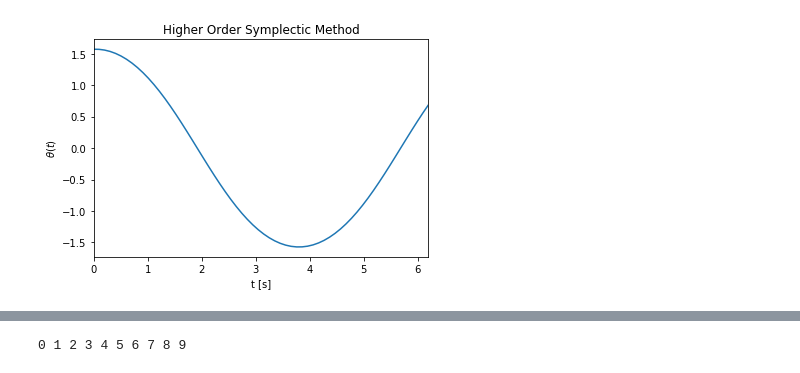
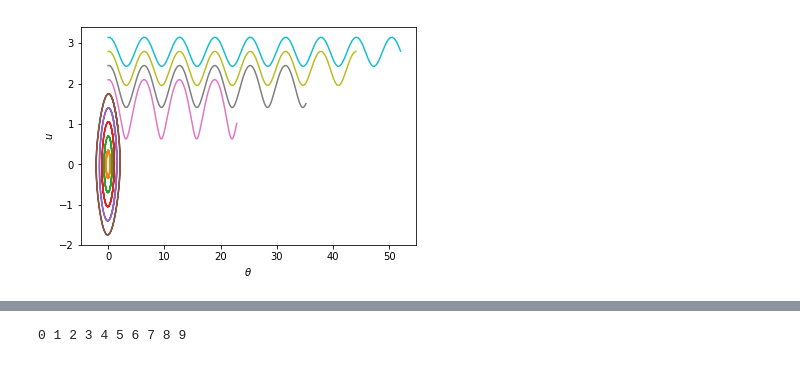
Before and after one commit to remysucre/SimplePendulum, a Jupyter notebook: Pendulum_SymplecticPartB.ipynb, the cells around one changed output, grey strips where cells are left out. Drawn from its saved outputs; the diff is of its cells as text; code cells hidden in the pictures.

Commit message:
phase plot

```diff
--- a/Pendulum_SymplecticPartB.ipynb
+++ b/Pendulum_SymplecticPartB.ipynb
@@ -5,10 +5,10 @@ import scipy as sp
 from scipy import special
 from scipy import integrate
 # %%
-time = 2.0*np.pi # total time in seconds
+time = 6.0*np.pi # total time in seconds
 dt=0.1 # Timestep
 nt = int(time / dt) # number of time steps
-t0=0; theta0=np.pi*0.5; #Initial time and value
+t0=0; theta0=np.pi*0.5; u0 = np.pi*0.25 #Initial time and value
 
 order = 2 # order of symplectic integrator
 
@@ -48,11 +49,12 @@ plt.show()
 # 3rd order: ci = [1 -2/3 2/3 0] di = [-1/24 3/4 7/24 0]
 # 4th order: let x = 2-2^(1/3) c1=c4=1/2x, c2=c3=[1-2^(1/3)]/2x, d1=d3=1/x d2=-2^(1/3)/x  d4=0
 
-def symplectic(t,k,dt,theta0,order):
+def symplectic(t,k,dt,theta0,u0,order):
 
     theta=np.zeros(nt)
     u=np.zeros(nt)
     theta[0]=theta0
+    u[0] = u0
 
     if (order == 1):
         c = np.array([1, 0, 0, 0])
@@ -83,17 +85,25 @@ def symplectic(t,k,dt,theta0,order):
 
     return [theta,u]
 
-thetaSym,uSym = symplectic(t,k,dt,theta0,order)
+thetaSym,uSym = symplectic(t,k,dt,theta0,u0,order)
 # %%
 #Plot the result of symplectic integrator
-plt.plot(t,thetaSym)
-plt.xlabel('t [s]')
-plt.ylabel(r'$\theta(t)$')
-plt.xlim(0,dt*nt)
-plt.title("Higher Order Symplectic Method")
+nth = 10
+
+theta0 = 0 #np.linspace(0,1,nth)*np.pi
+u0 = np.linspace(0,1,nth)*np.pi
+
+for i in range(nth):
+    thetas,us = symplectic(t,k,dt,theta0,u0[i],order)
+    plt.plot(thetas,us)
+
+
+plt.xlabel(r'$\theta$')
+plt.ylabel(r'$u$')
+#plt.title("Higher Order Symplectic Method")
 plt.show()
 # %% [output]
-[figure, old version]
+[figure, new version]
 # %%
 # Analytical solution
 
```
Also changed, not shown: parts of 7 cells of this notebook.
